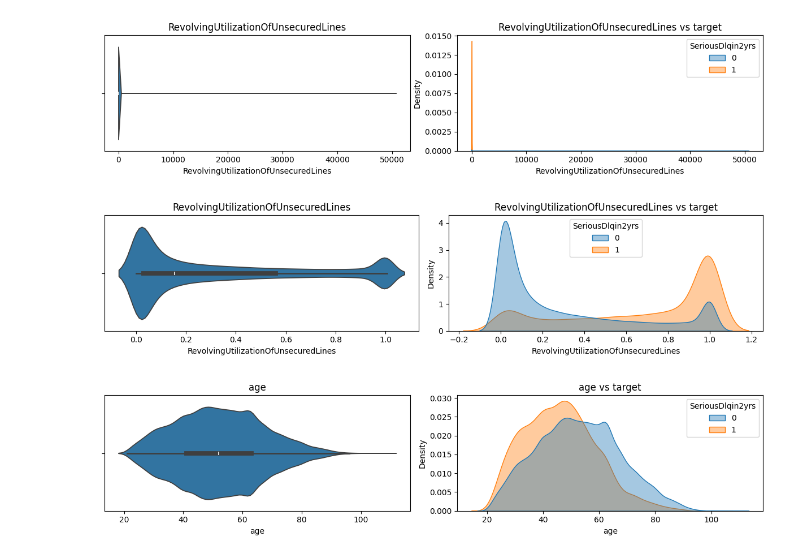
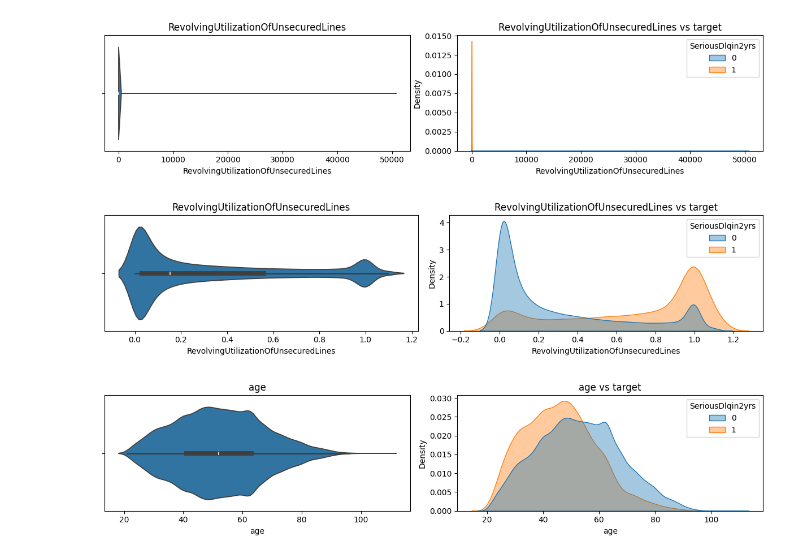
Before and after one commit to gigaBars7/Credit_risk, a Jupyter notebook: preparation.ipynb, the cells around one changed output. Cells and saved outputs as stored; diff of their text form; code cells hidden in the pictures.

```diff
--- a/preparation.ipynb
+++ b/preparation.ipynb
@@ -161,11 +161,11 @@ plot_feature(train_df, 'RevolvingUtilizationOfUnsecuredLines')
 # %%
 col = 'RevolvingUtilizationOfUnsecuredLines'
 
-high = train_df[col].quantile(0.98)
+high = train_df[col].quantile(0.99)
 
 buf_df = train_df.copy()
 buf_df[col] = buf_df[col].clip(upper=high)
 
 plot_feature(buf_df, col)
 # %% [output]
-[figure, old version]
+[figure, new version]
```
Also changed, not shown: parts of 3 cells of this notebook, 3 other files.
